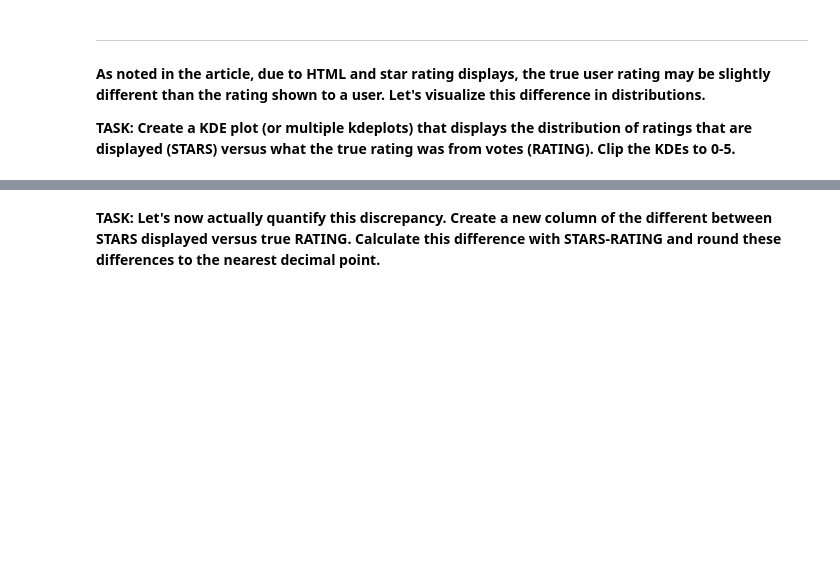
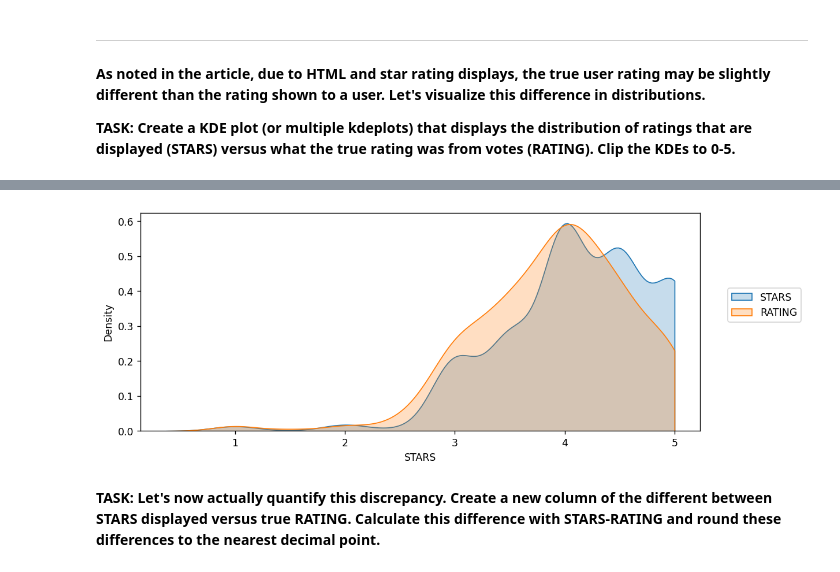
Before and after one commit to lajwithsingh/IMDB_MovieRating_DataAnalysis, a Jupyter notebook: imdb_movie_rating.ipynb, the cells around one changed output, grey strips where cells are left out. Drawn from its saved outputs; the diff is of its cells as text; code cells hidden in the pictures; blank space fills up the shorter version.

```diff
--- a/imdb_movie_rating.ipynb
+++ b/imdb_movie_rating.ipynb
@@ -80,6 +83,6 @@ Let's first explore the Fandango ratings to see if our analysis agrees with the
 
 **TASK: Run the cell below to read in the fandango_scrape.csv file**
 # %%
-fandango = pd.read_csv("fandango_scrape.csv")
+fandango = pd.read_csv("https://raw.githubusercontent.com/mrblink2002/IMDB_MovieRating_DataAnalysis/main/dataset/fandango_scrape.csv")
 # %% [markdown]
 **TASK: Explore the DataFrame Properties and Head.**
@@ -142,0 +147,2 @@ memory usage: 15.9+ KB
+# %%
+fandango["Year"] = fandango['FILM'].apply(lambda x : x.replace(')','').split('(')[-1])
@@ -188,3 +211,6 @@ Name: YEAR, dtype: int64
 **TASK: Create DataFrame of only reviewed films by removing any films that have zero votes.**
 # %%
 #CODE HERE
+# %%
+reviewed = fandango.query("VOTES > 0")
+reviewed.sample(n = 5)
@@ -203,3 +232,12 @@ Name: YEAR, dtype: int64
+# %%
+plt.figure(figsize = (10,4), dpi = 125)
+sns.kdeplot(data = reviewed, clip = [0,5],label = "STARS" , x="STARS", fill = True)
+sns.kdeplot(data = reviewed, clip = [0,5], label = "RATING", x="RATING", fill = True)
+plt.legend(loc = (1.05, 0.5))
+
+plt.show()
+# %% [output]
+[figure, added]
 # %% [markdown]
 **TASK: Let's now actually quantify this discrepancy. Create a new column of the different between STARS displayed versus true RATING. Calculate this difference with STARS-RATING and round these differences to the nearest decimal point.**
 # %%
```
Also changed, not shown: parts of 34 cells of this notebook.
